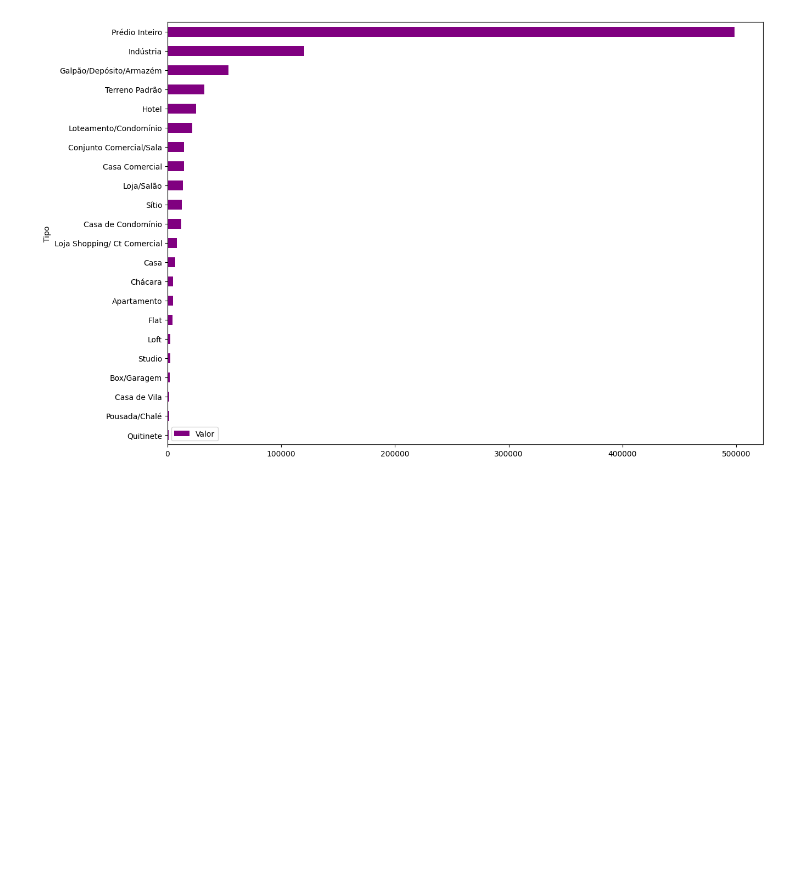
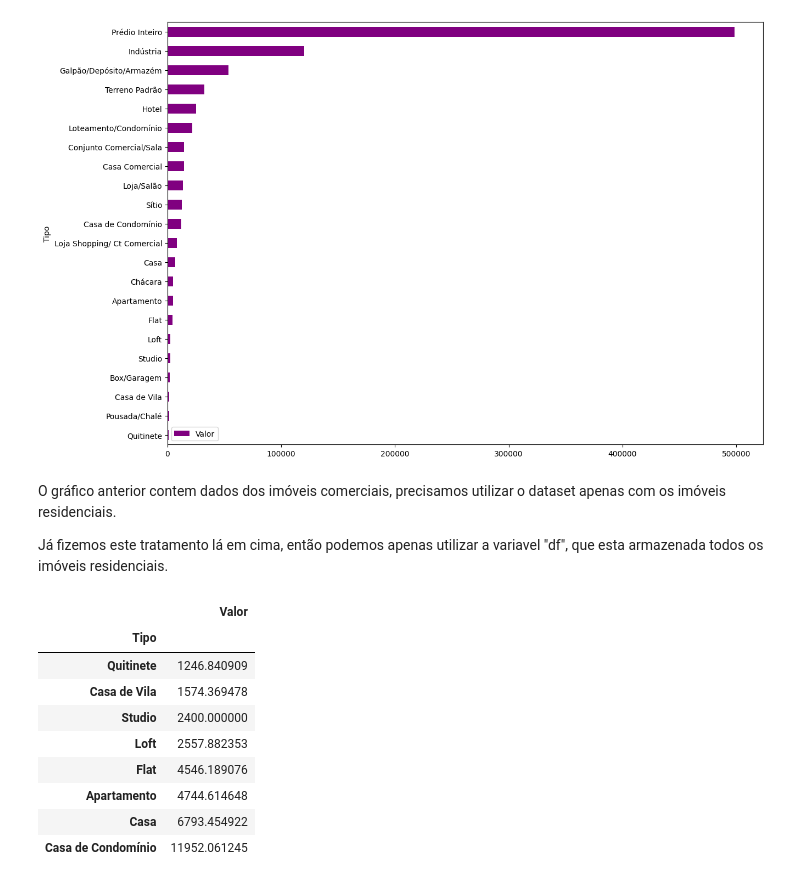
Before and after one commit to DiogoBotton/Python_Data_Analysis, a Jupyter notebook: Pandas_Learning/exploratory_analysis.ipynb, the cells around one changed output. Cells and saved outputs as stored; diff of their text form; code cells hidden in the pictures; blank space fills up the shorter version.

```diff
--- a/Pandas_Learning/exploratory_analysis.ipynb
+++ b/Pandas_Learning/exploratory_analysis.ipynb
@@ -134,3 +163,23 @@ media_valor_imoveis.plot(
 # %% [output]
 <Axes: ylabel='Tipo'>
 [figure]
+# %% [markdown]
+O gráfico anterior contem dados dos imóveis comerciais, precisamos utilizar o dataset apenas com os imóveis residenciais.
+
+Já fizemos este tratamento lá em cima, então podemos apenas utilizar a variavel "df", que esta armazenada todos os imóveis residenciais.
+# %%
+# Aqui faremos todo o processo do cálculo novamente, porém em poucas linhas
+
+media_valor_residencias = df.groupby('Tipo')[['Valor']].mean(numeric_only=True).sort_values('Valor')
+media_valor_residencias
+# %% [output]
+|  | Valor |
+| Tipo |  |
+| Quitinete | 1246.840909 |
+| Casa de Vila | 1574.369478 |
+| Studio | 2400.000000 |
+| Loft | 2557.882353 |
+| Flat | 4546.189076 |
+| Apartamento | 4744.614648 |
+| Casa | 6793.454922 |
+| Casa de Condomínio | 11952.061245 |
```
Also changed, not shown: parts of 16 cells of this notebook, 3 other files.
